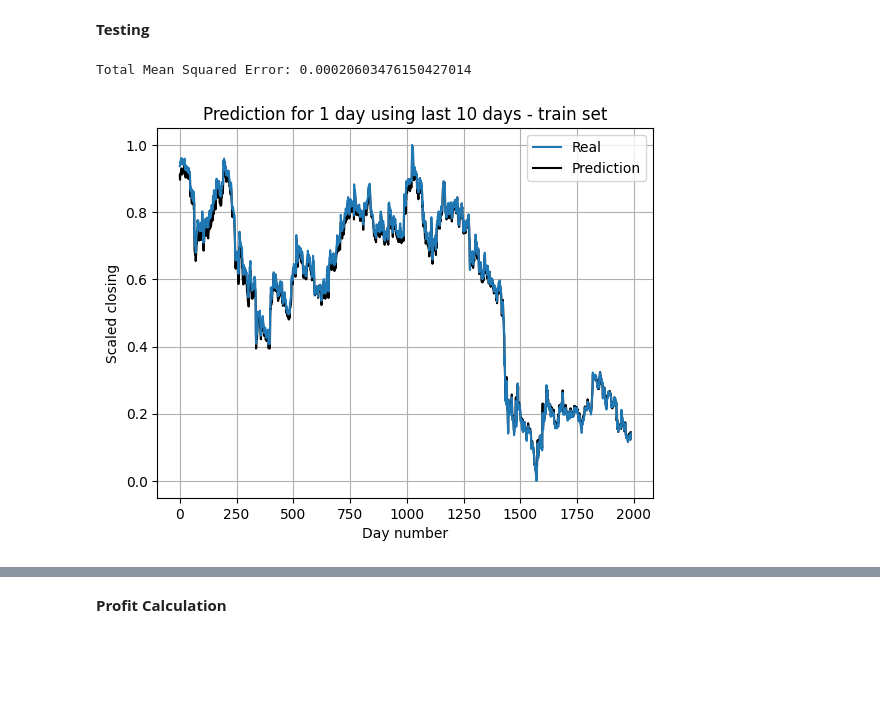
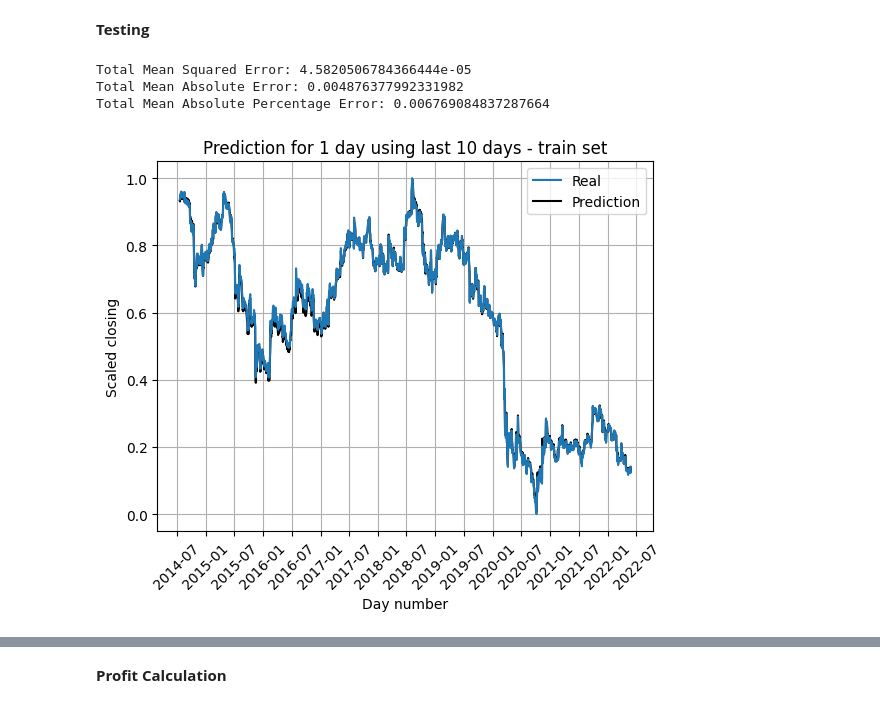
Before and after one commit to mich-kacz/Stock_prediction, a Jupyter notebook: notebooks/cnn-lstm-blom.ipynb, the cells around one changed output, grey strips where cells are left out. Saved outputs shown, nothing was run; the diff lists cells and outputs as text; code cells hidden in the pictures; blank space fills up the shorter version.

```diff
--- a/notebooks/cnn-lstm-blom.ipynb
+++ b/notebooks/cnn-lstm-blom.ipynb
@@ -28,7 +28,7 @@ for file in files:
     df.index = pd.to_datetime(df.index)
     bl = pd.read_csv(directory + file).set_index("Date")
     bl.index = pd.to_datetime(bl.index)
-    bl = bl["Price Earnings Ratio \n(P/E) \n(RR/ LN Equity)"]
+    bl = bl["PE"]
     bl = bl.resample('D')
     bl = bl.ffill()
     bl = bl.bfill()
@@ -180,9 +181,9 @@ class NeuralNetwork(nn.Module):
         self.tanh = nn.Tanh()
         self.max_pool = nn.MaxPool1d(kernel_size=1)
         self.relu = nn.ReLU()
-        self.l1 = nn.LSTM(input_size = num_of_filters, hidden_size = 128, num_layers = 1, bidirectional = True, device = device)
-        self.dense = nn.Linear(256, 64, device = device)
-        self.out = nn.Linear(64, samplesPredicted, device = device)
+        self.l1 = nn.LSTM(input_size = num_of_filters, hidden_size = 64, num_layers = 1, bidirectional = True, device = device)
+        #self.dense = nn.Linear(128, 64, device = device)
+        self.out = nn.Linear(128, samplesPredicted, device = device)
 
     def forward(self, x):
         #x = self.flatten(x)
@@ -194,8 +195,8 @@ class NeuralNetwork(nn.Module):
         x = x.permute(0, 2, 1)
         x, _ = self.l1(x)
         x = self.tanh(x[:, -1, :])
-        x = self.dense(x)
-        x = self.tanh(x)
+        #x = self.dense(x)
+        #x = self.tanh(x)
         out = self.out(x)
         return out
 
@@ -283,42 +268,49 @@ y_pred = model(xTrain).cpu()
 
 y_pred = y_pred.detach().numpy()
 
 
 # Calculate the mean squared error across all outputs
 mse_total = mean_squared_error(yTrain.cpu().detach().numpy(), y_pred)
+mae_total = mean_absolute_error(yTrain.cpu().detach().numpy(), y_pred)
+rmse_total = mean_squared_error(yTrain.cpu().detach().numpy(), y_pred, squared=False)
 print(f'Total Mean Squared Error: {mse_total}')
+print(f'Total Mean Absolute Error: {mae_total}')
+print(f'Total Mean Absolute Percentage Error: {rmse_total}')
+
 
 set = 5*2
 real = np.concatenate(yTrain.cpu().detach().numpy()[::samplesPredicted])
 predictions = np.concatenate(y_pred[::samplesPredicted])
 
 fig, ax = plt.subplots()
-#ax.plot(trainDates, real, zorder = 3)
-#ax.plot(trainDates, predictions, color = 'black', zorder = 2)
-ax.plot(real, zorder = 3)
-ax.plot(predictions, color = 'black', zorder = 2)
+ax.plot(trainDates, real, zorder = 3)
+ax.plot(trainDates, predictions, color = 'black', zorder = 2)
+#ax.plot(real, zorder = 3)
+#ax.plot(predictions, color = 'black', zorder = 2)
 
 # Rotate date labels for better readability
-#plt.xticks(rotation=45)
+plt.xticks(rotation=45)
 
 # Optionally, set the locator to have fewer ticks
-#locator = plt.matplotlib.dates.AutoDateLocator(minticks=10, maxticks=20)
-#ax.xaxis.set_major_locator(locator)
+locator = plt.matplotlib.dates.AutoDateLocator(minticks=10, maxticks=20)
+ax.xaxis.set_major_locator(locator)
 
 
 ax.legend(["Real", "Prediction"])
 #ax.axvspan(0, 4, facecolor='lightblue', alpha=0.5, zorder = 1)  # First part
 #ax.axvspan(4, 9, facecolor='lightgreen', alpha=0.5, zorder = 1)  # Second part
 #ax.axvspan(9, 14, facecolor='tomato', alpha=0.5, zorder = 1)  # Second third
 #ax.set_ylim([0, 1])
 ax.grid()
 plt.ylabel("Scaled closing")
 plt.xlabel("Day number")
 plt.title("Prediction for 1 day using last 10 days - train set")
 plt.show()
 # %% [output]
-Total Mean Squared Error: 0.00020603476150427014
+Total Mean Squared Error: 4.5820506784366444e-05
+Total Mean Absolute Error: 0.004876377992331982
+Total Mean Absolute Percentage Error: 0.006769084837287664
-[figure, old version]
+[figure, new version]
 # %%
 # Make predictions
 y_pred = model(xTest).cpu()
```
Also changed, not shown: parts of 11 cells of this notebook, 15 other files.
